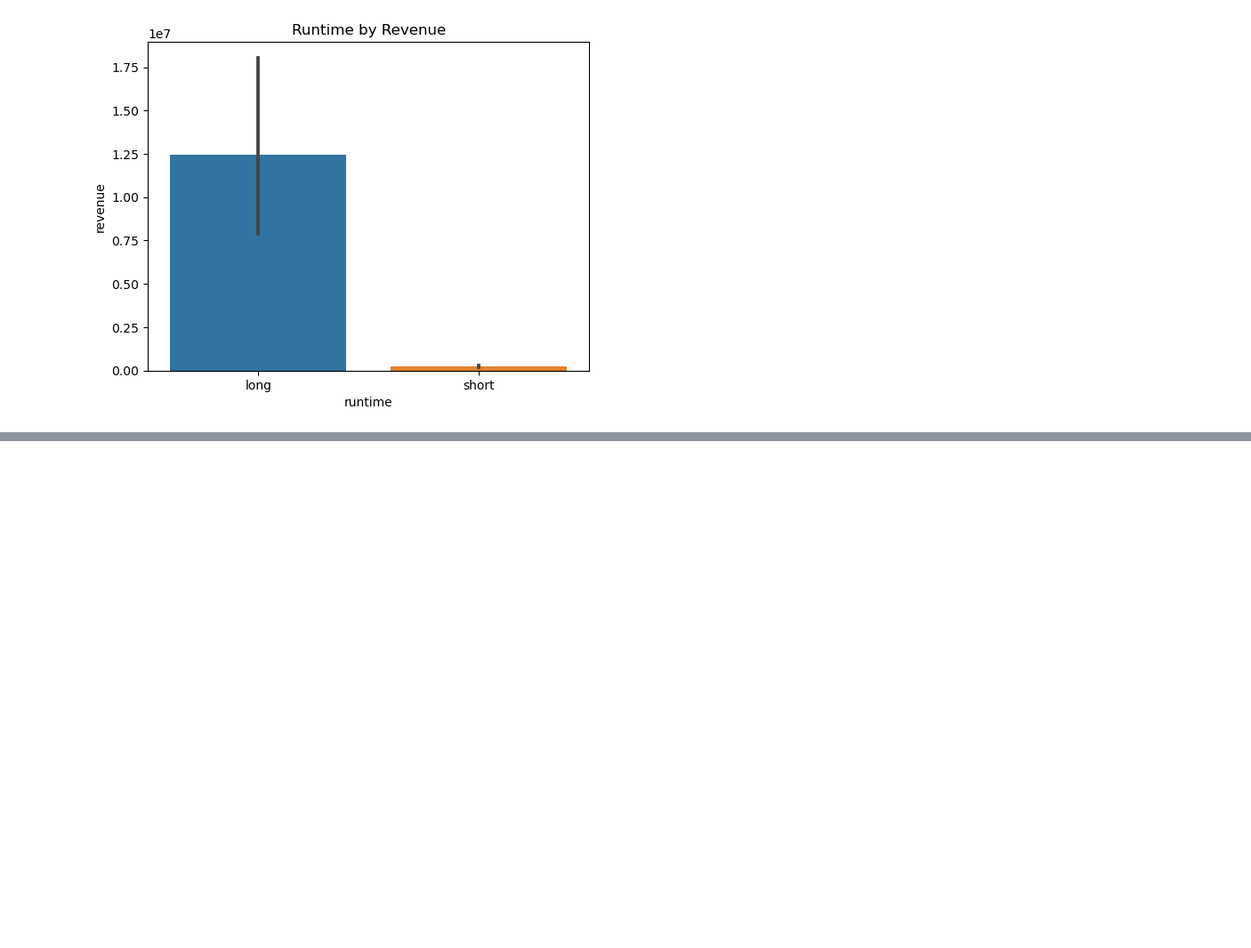
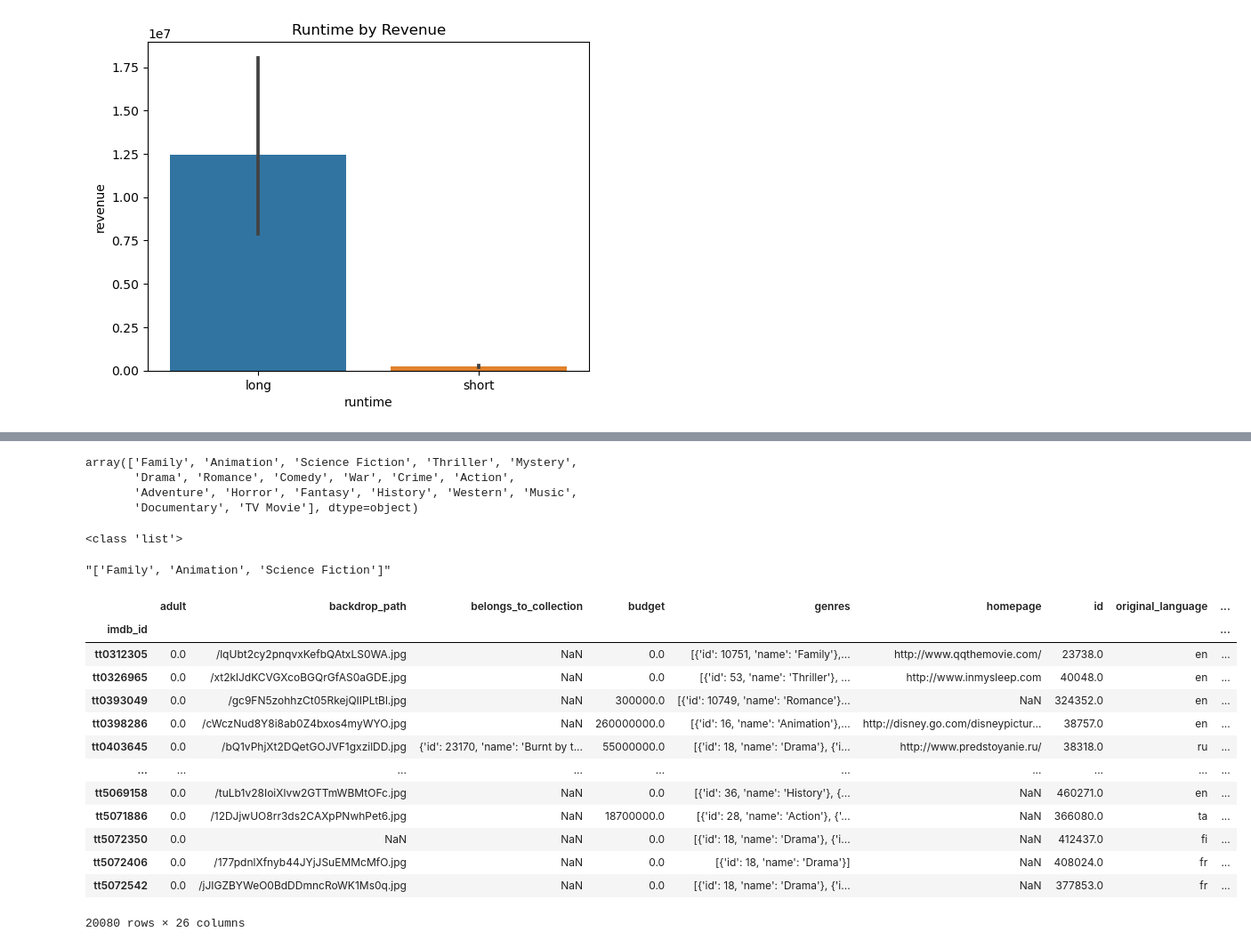
Before and after one commit to jonnunez92/IMDB-MySQL, a Jupyter notebook: IMDB - Part 4_Hypothesis Testing - Jonathan Nunez.ipynb, the cells around one changed output, grey strips where cells are left out. Shown at 89% size. Cells and saved outputs as stored; diff of their text form; code cells hidden in the pictures; blank space fills up the shorter version.

```diff
--- a/IMDB - Part 4_Hypothesis Testing - Jonathan Nunez.ipynb
+++ b/IMDB - Part 4_Hypothesis Testing - Jonathan Nunez.ipynb
@@ -692,0 +745,45 @@ ax.set_title('Runtime by Revenue');
+# %%
+exploded = df_q3.explode('genres')
+exploded_unpack = exploded['genres'].apply(pd.Series)
+# %%
+cols_to_make = exploded_unpack['name'].dropna().unique()
+cols_to_make
+# %% [output]
+array(['Family', 'Animation', 'Science Fiction', 'Thriller', 'Mystery',
+       'Drama', 'Romance', 'Comedy', 'War', 'Crime', 'Action',
+       'Adventure', 'Horror', 'Fantasy', 'History', 'Western', 'Music',
+       'Documentary', 'TV Movie'], dtype=object)
+# %%
+# code from https://stackoverflow.com/questions/69169460/how-to-implode-
+# reverse-of-explode-only-non-null-values-in-pandas-merge-multip
+# Nayan Desale
+implode = exploded_unpack.drop(columns='id').groupby(['imdb_id'], as_index=True)\
+                  .agg({'name': lambda x: x.tolist()})
+# %%
+print(type(implode['name'][0]))
+# %% [output]
+<class 'list'>
+# %%
+implode = implode['name'].astype('str')
+implode = pd.DataFrame(implode)
+implode.loc['tt0312305', 'name']
+# %% [output]
+"['Family', 'Animation', 'Science Fiction']"
+# %%
+df_q3 = pd.merge(df_q3, implode, on='imdb_id')
+df_q3
+# %% [output]
+|  | adult | backdrop_path | belongs_to_collection | budget | genres | homepage | id | original_language | ... |
+| imdb_id |  |  |  |  |  |  |  |  | ... |
+| tt0312305 | 0.0 | /lqUbt2cy2pnqvxKefbQAtxLS0WA.jpg | NaN | 0.0 | [{'id': 10751, 'name': 'Family'},... | http://www.qqthemovie.com/ | 23738.0 | en | ... |
+| tt0326965 | 0.0 | /xt2klJdKCVGXcoBGQrGfAS0aGDE.jpg | NaN | 0.0 | [{'id': 53, 'name': 'Thriller'}, ... | http://www.inmysleep.com | 40048.0 | en | ... |
+| tt0393049 | 0.0 | /gc9FN5zohhzCt05RkejQIIPLtBl.jpg | NaN | 300000.0 | [{'id': 10749, 'name': 'Romance'}... | NaN | 324352.0 | en | ... |
+| tt0398286 | 0.0 | /cWczNud8Y8i8ab0Z4bxos4myWYO.jpg | NaN | 260000000.0 | [{'id': 16, 'name': 'Animation'},... | http://disney.go.com/disneypictur... | 38757.0 | en | ... |
+| tt0403645 | 0.0 | /bQ1vPhjXt2DQetGOJVF1gxzilDD.jpg | {'id': 23170, 'name': 'Burnt by t... | 55000000.0 | [{'id': 18, 'name': 'Drama'}, {'i... | http://www.predstoyanie.ru/ | 38318.0 | ru | ... |
+| ... | ... | ... | ... | ... | ... | ... | ... | ... | ... |
+| tt5069158 | 0.0 | /tuLb1v28IoiXlvw2GTTmWBMtOFc.jpg | NaN | 0.0 | [{'id': 36, 'name': 'History'}, {... | NaN | 460271.0 | en | ... |
+| tt5071886 | 0.0 | /12DJjwUO8rr3ds2CAXpPNwhPet6.jpg | NaN | 18700000.0 | [{'id': 28, 'name': 'Action'}, {'... | NaN | 366080.0 | ta | ... |
+| tt5072350 | 0.0 | NaN | NaN | 0.0 | [{'id': 18, 'name': 'Drama'}, {'i... | NaN | 412437.0 | fi | ... |
+| tt5072406 | 0.0 | /177pdnlXfnyb44JYjJSuEMMcMfO.jpg | NaN | 0.0 | [{'id': 18, 'name': 'Drama'}] | NaN | 408024.0 | fr | ... |
+| tt5072542 | 0.0 | /jJIGZBYWeO0BdDDmncRoWK1Ms0q.jpg | NaN | 0.0 | [{'id': 18, 'name': 'Drama'}, {'i... | NaN | 377853.0 | fr | ... |
+20080 rows × 26 columns
```
Also changed, not shown: parts of 16 cells of this notebook.
